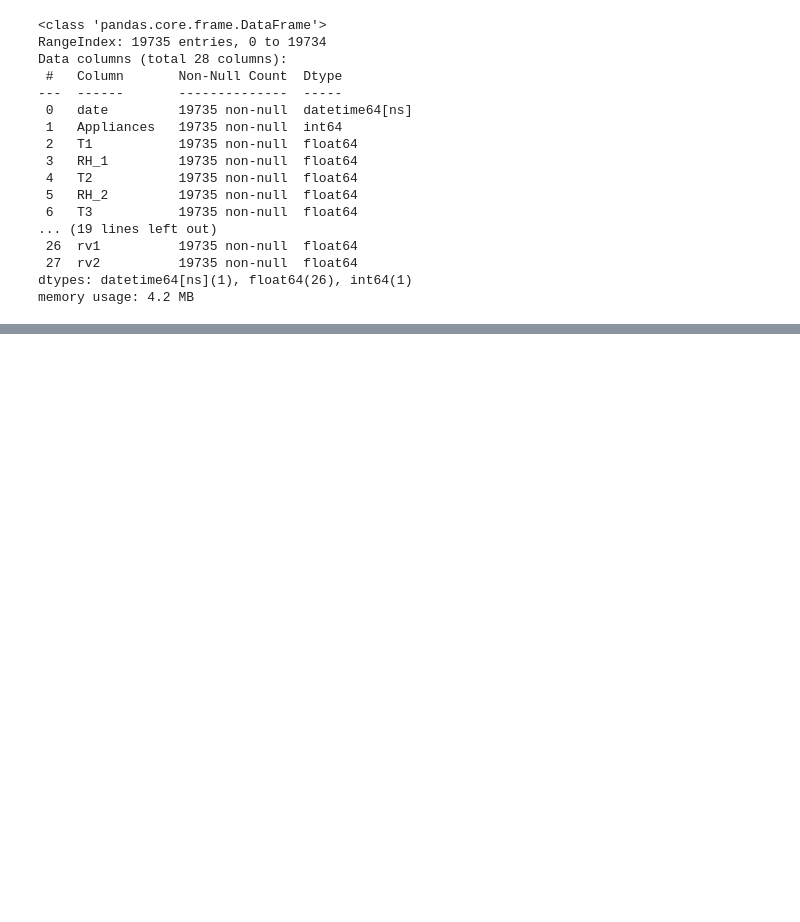
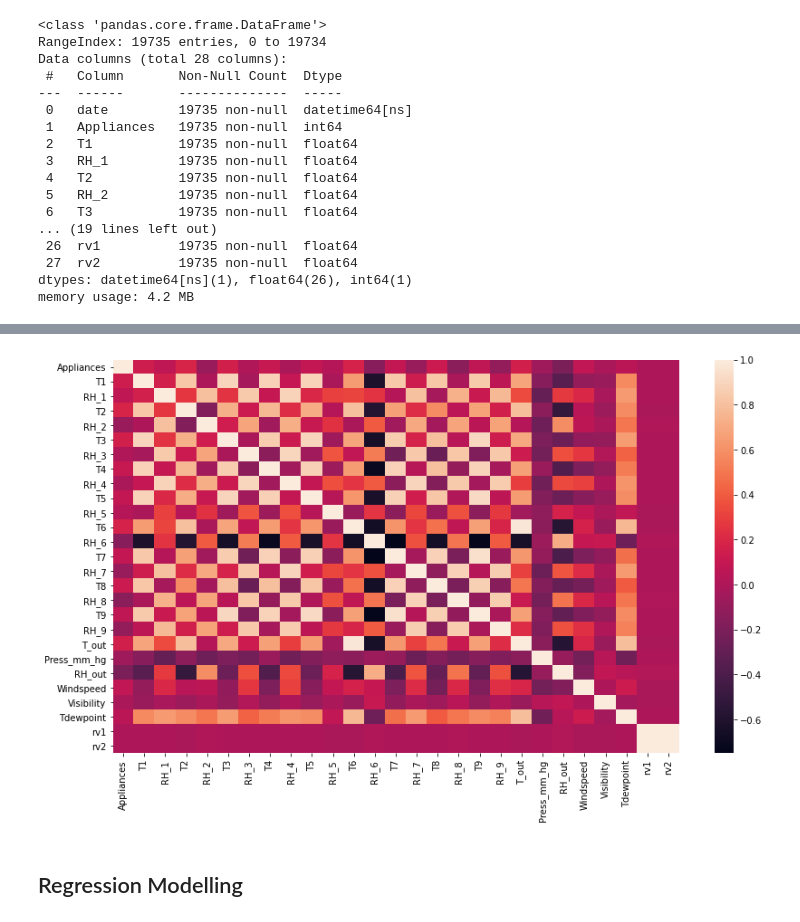
Before and after one commit to kapeeshvarma/Appliances-Energy-Prediction, a Jupyter notebook: Appliances_Energy_Prediction_Capstone_Project.ipynb, the cells around one changed output, grey strips where cells are left out. Cells and saved outputs as stored; diff of their text form; code cells hidden in the pictures; blank space fills up the shorter version.

```diff
--- a/Appliances_Energy_Prediction_Capstone_Project.ipynb
+++ b/Appliances_Energy_Prediction_Capstone_Project.ipynb
@@ -149,0 +164,9 @@ Clearly, thers is no visible relation between the individual sensor data columns
+# %%
+# Explore the Correlation between the data columns
+fig, ax = plt.subplots()
+fig.set_size_inches(14, 8)
+ax = sns.heatmap(data.corr())
+# %% [output]
+[figure, added]
+# %% [markdown]
+## Regression Modelling
```
Also changed, not shown: parts of 7 cells of this notebook.
